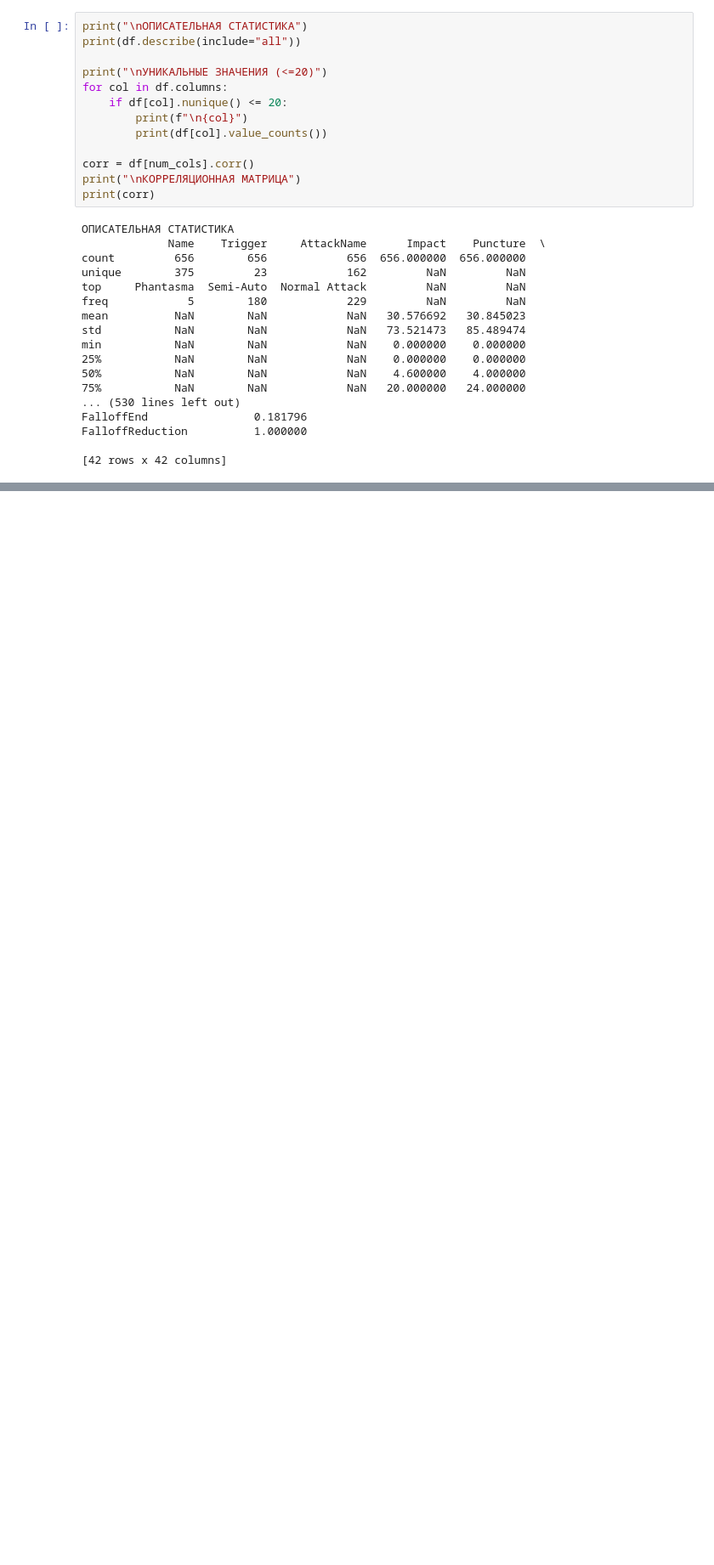
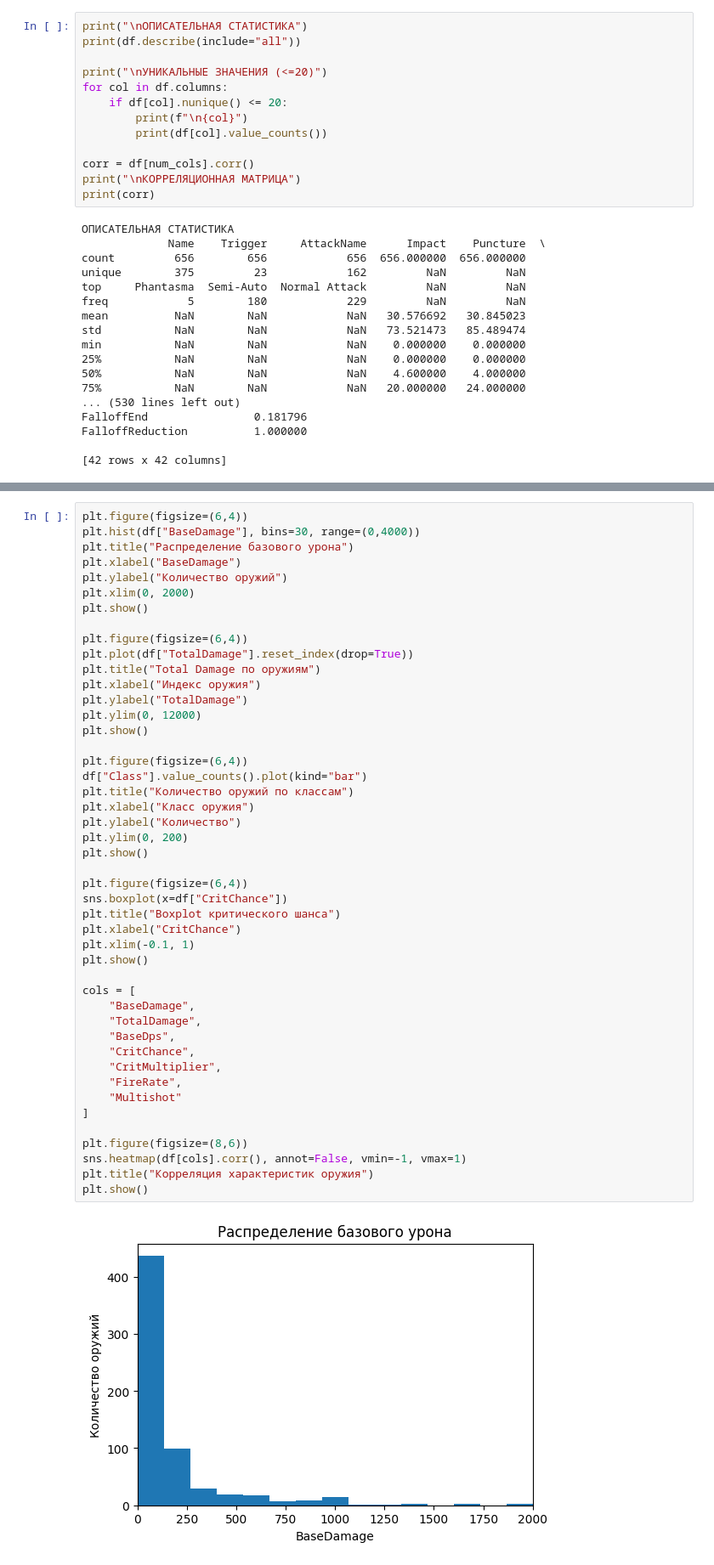
Before and after one commit to pevunov/warframe-weapons-analysis, a Jupyter notebook: Warframe_weapons.ipynb, the cells around one changed output, grey strips where cells are left out. Shown at 85% size. Drawn from its saved outputs; the diff is of its cells as text; blank space fills up the shorter version.

```diff
--- a/Warframe_weapons.ipynb
+++ b/Warframe_weapons.ipynb
@@ -182,0 +151,48 @@ plt.show()
+# %%
+plt.figure(figsize=(6,4))
+plt.hist(df["BaseDamage"], bins=30, range=(0,4000))
+plt.title("Распределение базового урона")
+plt.xlabel("BaseDamage")
+plt.ylabel("Количество оружий")
+plt.xlim(0, 2000)
+plt.show()
+
+plt.figure(figsize=(6,4))
+plt.plot(df["TotalDamage"].reset_index(drop=True))
+plt.title("Total Damage по оружиям")
+plt.xlabel("Индекс оружия")
+plt.ylabel("TotalDamage")
+plt.ylim(0, 12000)
+plt.show()
+
+plt.figure(figsize=(6,4))
+df["Class"].value_counts().plot(kind="bar")
+plt.title("Количество оружий по классам")
+plt.xlabel("Класс оружия")
+plt.ylabel("Количество")
+plt.ylim(0, 200)
+plt.show()
+
+plt.figure(figsize=(6,4))
+sns.boxplot(x=df["CritChance"])
+plt.title("Boxplot критического шанса")
+plt.xlabel("CritChance")
+plt.xlim(-0.1, 1)
+plt.show()
+
+cols = [
+    "BaseDamage",
+    "TotalDamage",
+    "BaseDps",
+    "CritChance",
+    "CritMultiplier",
+    "FireRate",
+    "Multishot"
+]
+
+plt.figure(figsize=(8,6))
+sns.heatmap(df[cols].corr(), annot=False, vmin=-1, vmax=1)
+plt.title("Корреляция характеристик оружия")
+plt.show()
+# %% [output]
+[figure, added]
```
Also changed, not shown: parts of 2 cells of this notebook.
